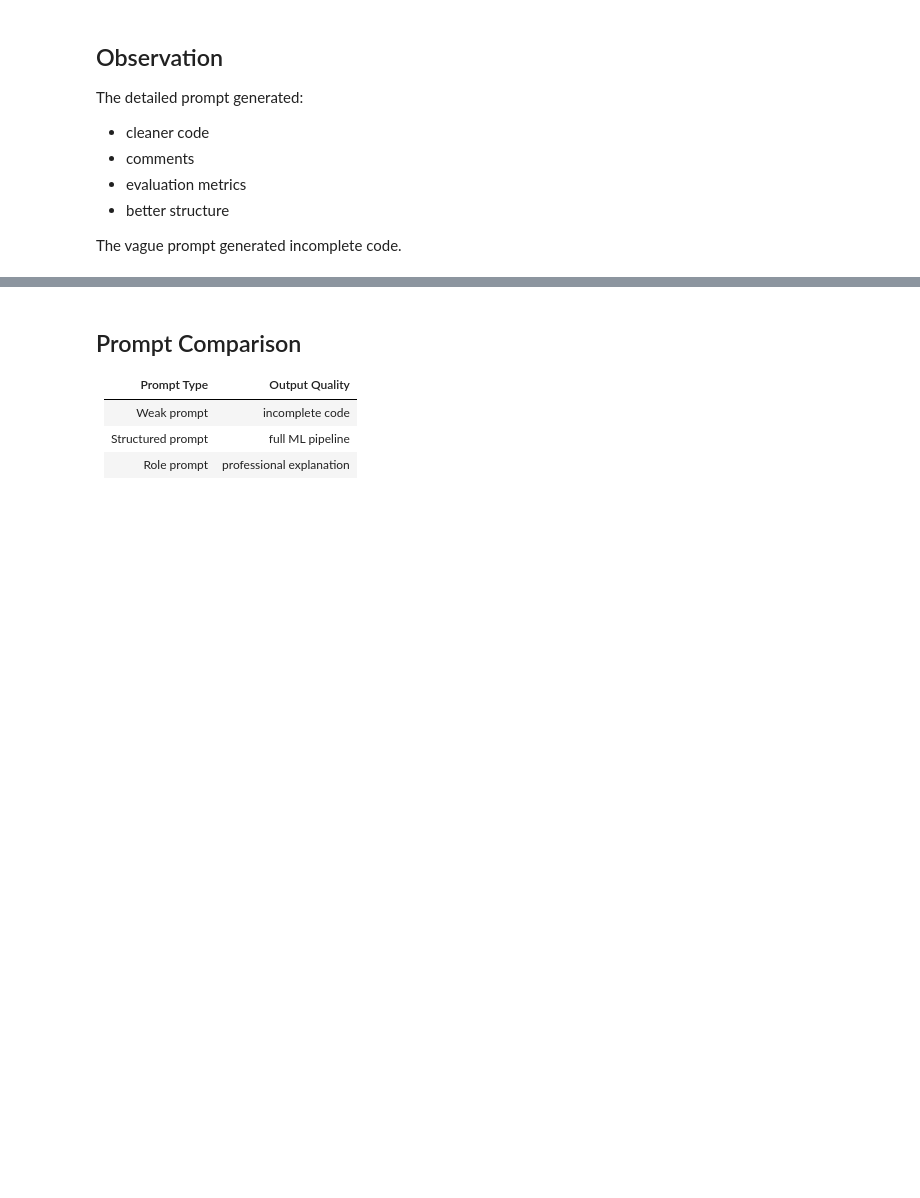
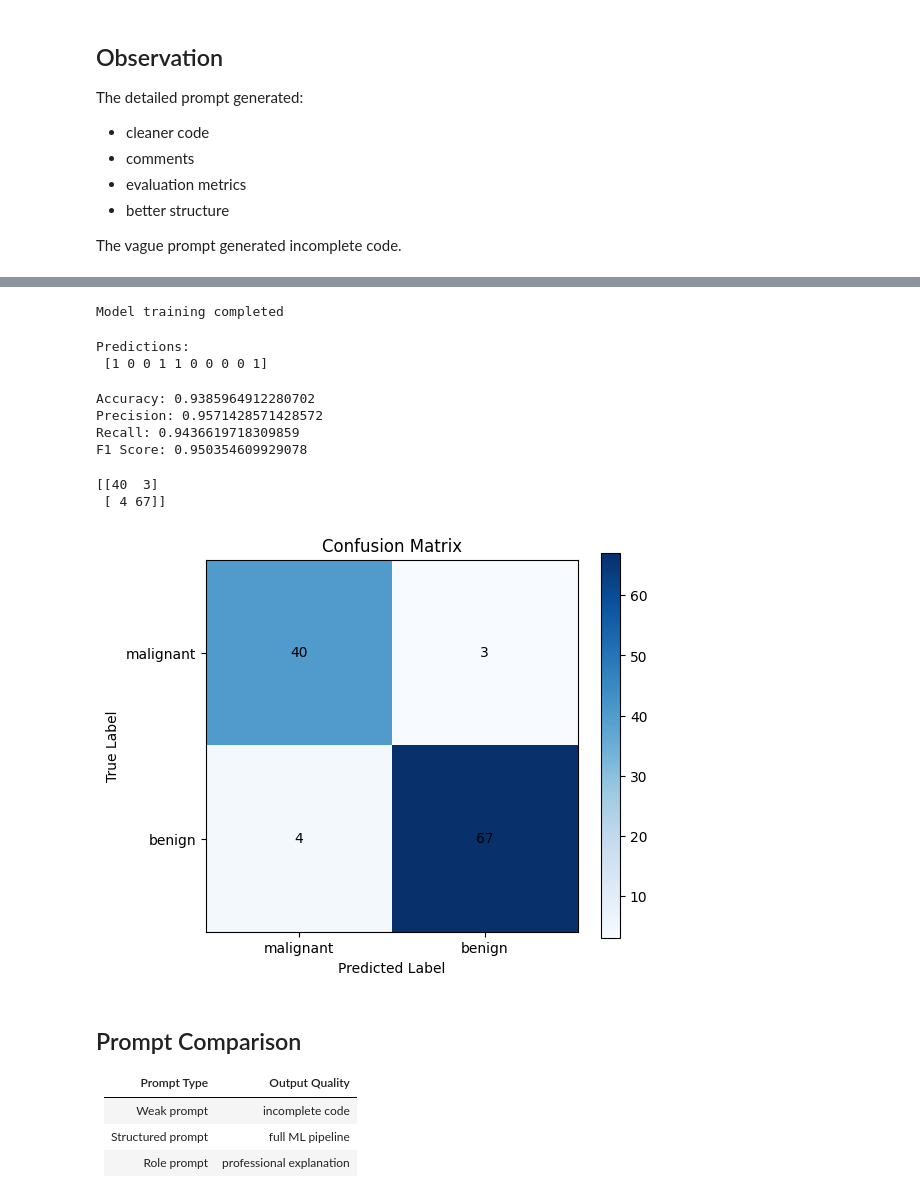
Before and after one commit to riziei/pandas-dataframe, a Jupyter notebook: AI_assistant_coding_d10/AI_code_generation.ipynb, the cells around one changed output, grey strips where cells are left out. Cells and saved outputs as stored; diff of their text form; code cells hidden in the pictures; blank space fills up the shorter version.

```diff
--- a/AI_assistant_coding_d10/AI_code_generation.ipynb
+++ b/AI_assistant_coding_d10/AI_code_generation.ipynb
@@ -361,3 +459,83 @@ y shape: (150,)
+# %%
+# Create Decision Tree model
+model = DecisionTreeClassifier()
+
+# Train model
+model.fit(X_train, y_train)
+
+print("Model training completed")
+# %% [output]
+Model training completed
+# %%
+# Predict test data
+predictions = model.predict(X_test)
+
+# Show first 10 predictions
+print("Predictions:\n", predictions[:10])
+# %% [output]
+Predictions:
+ [1 0 0 1 1 0 0 0 0 1]
+# %%
+# Calculate accuracy
+accuracy = accuracy_score(y_test, predictions)
+
+# Calculate precision
+precision = precision_score(y_test, predictions)
+
+# Calculate recall
+recall = recall_score(y_test, predictions)
+
+# Calculate F1 score
+f1 = f1_score(y_test, predictions)
+
+# Print results
+print("Accuracy:", accuracy)
+print("Precision:", precision)
+print("Recall:", recall)
+print("F1 Score:", f1)
+# %% [output]
+Accuracy: 0.9385964912280702
+Precision: 0.9571428571428572
+Recall: 0.9436619718309859
+F1 Score: 0.950354609929078
+# %%
+# Create confusion matrix
+cm = confusion_matrix(y_test, predictions)
+
+# Print confusion matrix
+print(cm)
+
+# Create figure
+plt.figure(figsize=(6,5))
+
+# Display confusion matrix
+plt.imshow(cm,cmap='Blues')
+
+# Add title and labels
+plt.title("Confusion Matrix")
+plt.xlabel("Predicted Label")
+plt.ylabel("True Label")
+
+# Add tick labels
+plt.xticks([0,1], data.target_names)
+plt.yticks([0,1], data.target_names)
+
+# Add values inside boxes
+for i in range(len(cm)):
+    for j in range(len(cm[0])):
+        plt.text(j, i, cm[i, j],
+                 ha='center',
+                 va='center')
+
+# Add color bar
+plt.colorbar()
+
+# Show plot
+plt.show()
+# %% [output]
+[[40  3]
+ [ 4 67]]
+[figure, added]
 # %% [markdown]
 ## Prompt Comparison
 
```
Also changed, not shown: parts of 21 cells of this notebook.
